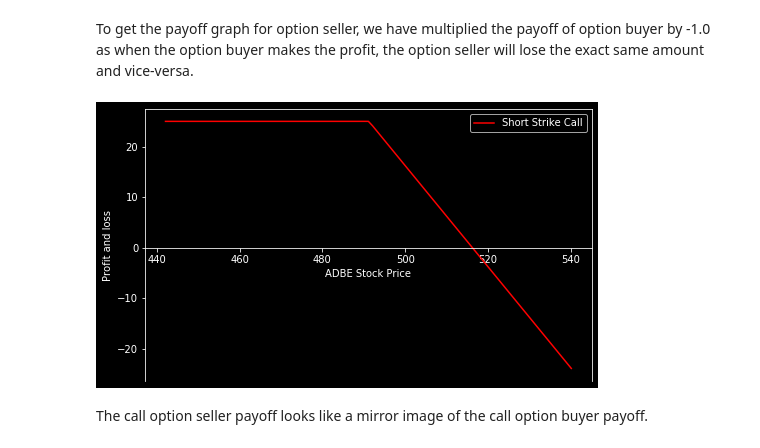
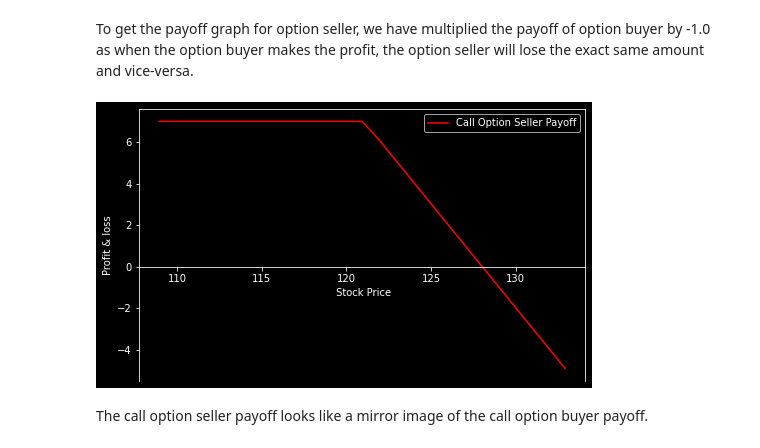
Before and after one commit to Moccazio/Know_Your_Options, a Jupyter notebook: Chapter1-Introduction/1-Historical_Volatility_&_Option_Trading.ipynb, the cells around one changed output. Saved outputs shown, nothing was run; the diff lists cells and outputs as text; code cells hidden in the pictures.

```diff
--- a/Chapter1-Introduction/1-Historical_Volatility_&_Option_Trading.ipynb
+++ b/Chapter1-Introduction/1-Historical_Volatility_&_Option_Trading.ipynb
@@ -71,7 +71,7 @@ Lets take Adobe Inc. (ADBE) as an example
 # %% [markdown]
 ### 1. Computing Historical Volatility
 # %%
-data = Stock(ex, start, end).df
+data = Stock("AAPL", start, end).df
 # %%
 data=data[['Close']]
 data['Log Returns'] = np.log(data['Close']/data['Close'].shift(1))
@@ -119,7 +120,7 @@ spot_price = data.iloc[-1].Close
 
 # Strike price and cost
 strike_price =data.iloc[-1].Close
-premium = 25
+premium = 7
 
 # Stock price range at the expiration of the call
 # We have defined range for the stock price at expiry as +/- 10% from spot price
@@ -156,15 +158,16 @@ To get the payoff graph for option seller, we have multiplied the payoff of opti
 # %%
 payoff_short_call = payoff_long_call * -1.0
 # Plot
 fig, ax = plt.subplots(figsize=(8,5))
 ax.spines['bottom'].set_position('zero')
-ax.plot(sT,payoff_short_call,label='Short Strike Call',color='r')
-plt.xlabel(ex+' Stock Price')
-plt.ylabel('Profit and loss')
+ax.plot(sT,payoff_short_call,label='Call Option Seller Payoff',color='r')
+plt.xlabel(' Stock Price')
+plt.ylabel('Profit & loss')
 plt.legend()
+fig.savefig(('Call option Seller payoff.png'), dpi=300)
 plt.show()
 # %% [output]
-[figure, old version]
+[figure, new version]
 # %% [markdown]
 The call option seller payoff looks like a mirror image of the call option buyer payoff.
 # %% [markdown]
```
Also changed, not shown: parts of 6 cells of this notebook.
